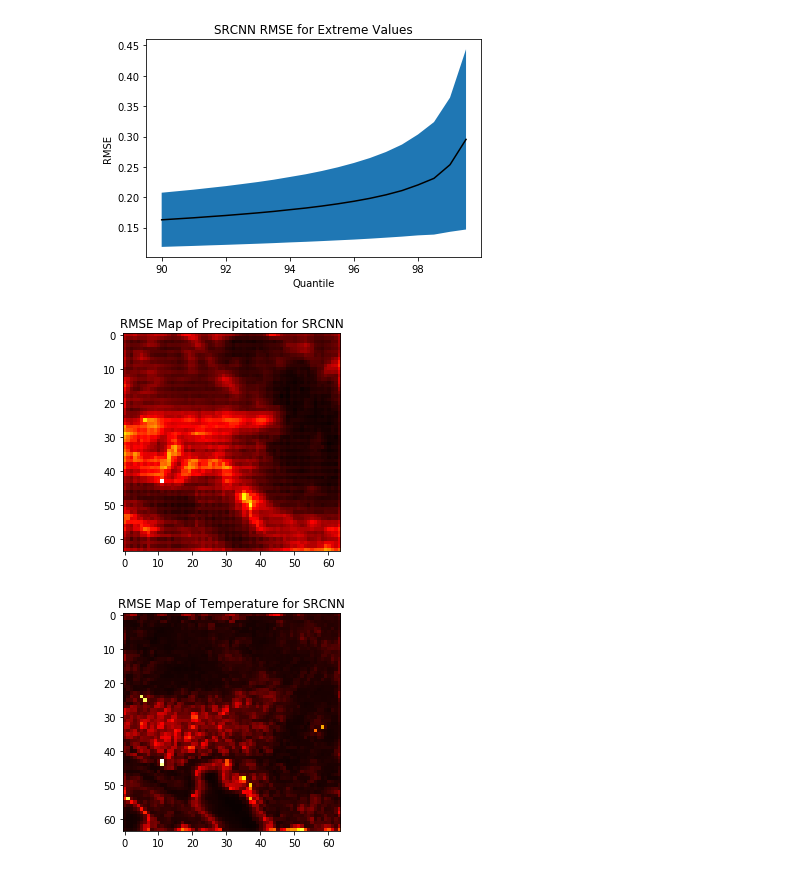
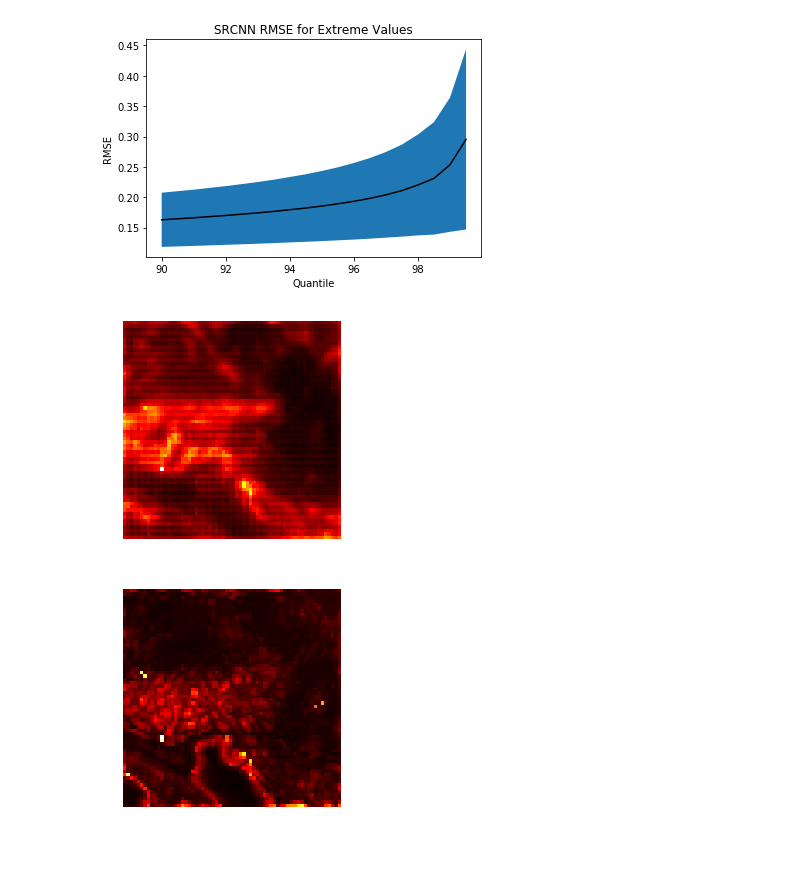
Before and after one commit to mantariksh/231n_downscaling, a Jupyter notebook: SRCNN.ipynb, the cells around one changed output. Drawn from its saved outputs; the diff is of its cells as text; code cells hidden in the pictures.

```diff
--- a/SRCNN.ipynb
+++ b/SRCNN.ipynb
@@ -623,13 +623,17 @@ plt.show()
 [figure]
 # %%
 plt.imshow(final_rmse[0, :, :], cmap = 'hot')
-plt.title('RMSE Map of Precipitation for SRCNN')
+#plt.title('RMSE Map of Precipitation for SRCNN')
+plt.axis('off')
+plt.savefig("RMSE_Map_Precipitation_SRCNN2.png",bbox_inches='tight')
 plt.show()
 # %% [output]
-[figure, old version]
+[figure, new version]
 # %%
 plt.imshow(final_rmse[1, :, :], cmap = 'hot')
-plt.title('RMSE Map of Temperature for SRCNN')
+#plt.title('RMSE Map of Temperature for SRCNN')
+plt.axis('off')
+plt.savefig("RMSE_Map_Temperature_SRCNN2.png",bbox_inches='tight')
 plt.show()
 # %% [output]
-[figure, old version]
+[figure, new version]
```
Also changed, not shown: parts of 1 cell of this notebook, 4 other files.
